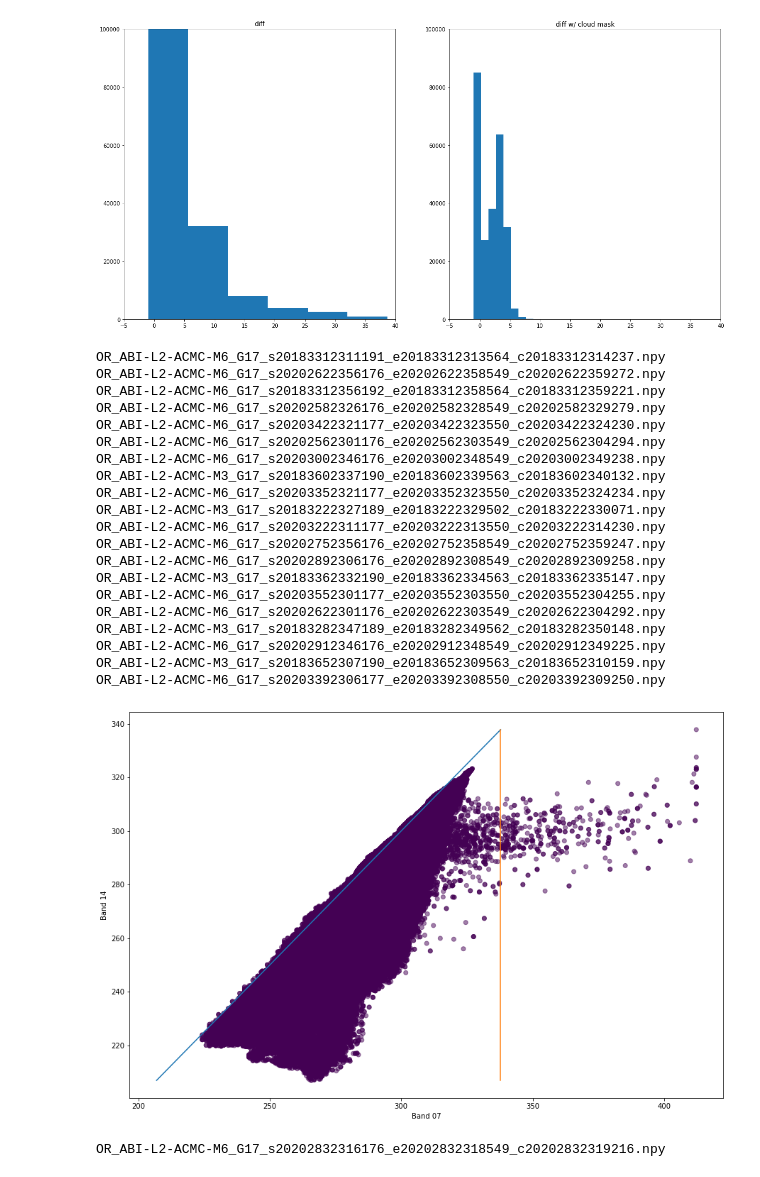
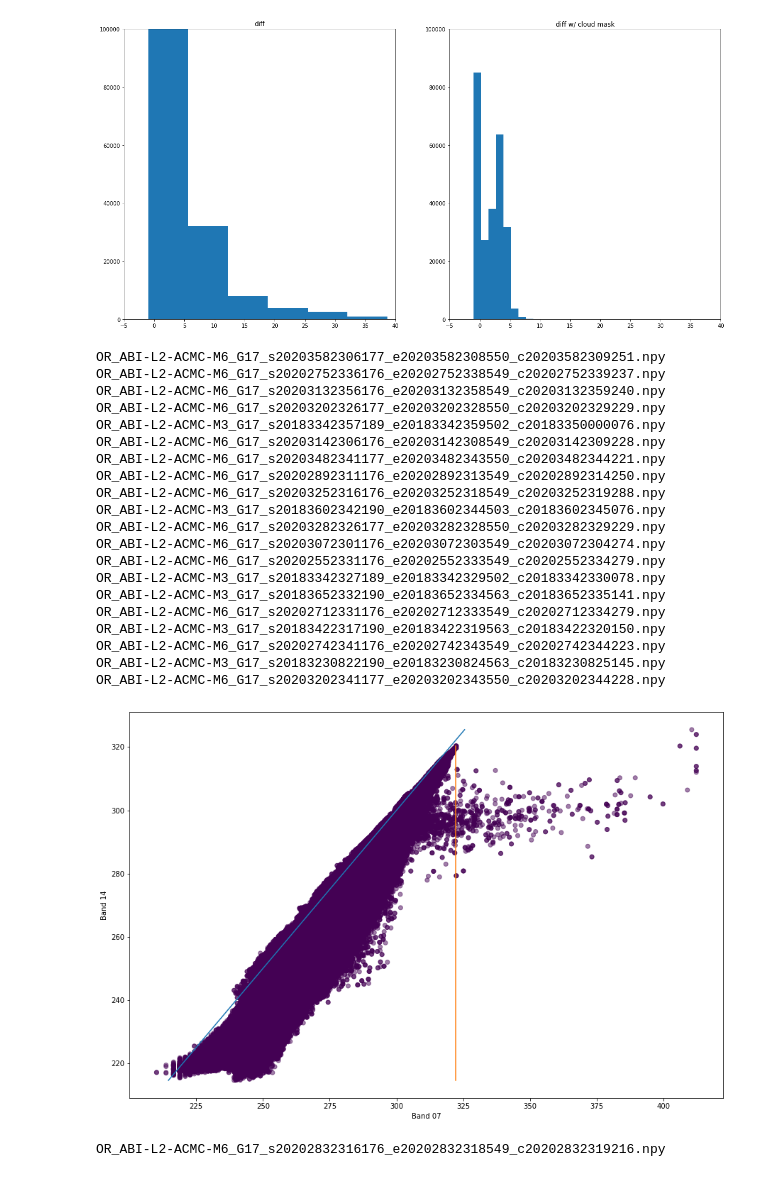
Before and after one commit to ccny-glasslab/Fires, a Jupyter notebook: Identifying Fires/fire_threshold_graphs.ipynb, the cells around one changed output. Drawn from its saved outputs; the diff is of its cells as text; code cells hidden in the pictures.

```diff
--- a/Identifying Fires/fire_threshold_graphs.ipynb
+++ b/Identifying Fires/fire_threshold_graphs.ipynb
@@ -23,6 +23,17 @@ def find_npy_file(path, file, band):
     for x in os.listdir(path):
         if x[19:21] == band and file[23:37]==x[27:41]:
             return x
+
+def firemin(img07, img14):
+    max07 = 0
+    max14 = 0
+    img07ravel = img07.ravel()
+    img14ravel = img14.ravel()
+    for x in range(img07ravel.size):
+        if img14ravel[x] > max14 and abs(img14ravel[x] - img07ravel[x]) < 5:
+            max07 = img07ravel[x]
+            max14 = img14ravel[x]
+    return max07, max14
 # %%
 path = '../../GOES_Files/npy_files/'
 pathCM = '../../GOES_Files/clear_sky_mask/'
@@ -116,54 +128,58 @@ plt.show()
 # %%
 colors = np.zeros((500, 500))
 plt.figure(figsize=(15, 10))
 
 for n in range(20):
     CM = random.choice(os.listdir(pathCM))
     print(CM)
     file07 = None
     file14 = None
     while file07 == None or file14 == None:
         file07 = find_npy_file(path, CM, '07')
         file14 = find_npy_file(path, CM, '14')
 
     img07 = np.load(path + file07)
     img14 = np.load(path + file14)
 
     if n == 0:
-        total = img14
+        total07 = img07
+        total14 = img14
     else:
-        total = np.concatenate((total, img14))
+        total07 = np.concatenate((total07, img07))
+        total14 = np.concatenate((total14, img14))
 
     plt.scatter(img07, img14, c=colors, alpha=0.5)
     colors += 50
 
-plt.plot([total.min(), total.max()], [total.min(), total.max()], label='x=y')
-plt.plot([total.max(), total.max()], [total.min(), total.max()], label='14 max')
+plt.plot([total14.min(), total14.max()], [total14.min(), total14.max()], label='x=y')
+maxs = firemin(total07, total14)
+plt.plot([maxs[0], maxs[0]], [total14.min(), maxs[1]], label='fires')
+# plt.plot([total.max(), total.max()], [total.min(), total.max()], label='14 max')
 plt.xlabel('Band 07')
 plt.ylabel('Band 14')
 plt.show()
 # %% [output]
-OR_ABI-L2-ACMC-M6_G17_s20183312311191_e20183312313564_c20183312314237.npy
-OR_ABI-L2-ACMC-M6_G17_s20202622356176_e20202622358549_c20202622359272.npy
-OR_ABI-L2-ACMC-M6_G17_s20183312356192_e20183312358564_c20183312359221.npy
-OR_ABI-L2-ACMC-M6_G17_s20202582326176_e20202582328549_c20202582329279.npy
-OR_ABI-L2-ACMC-M6_G17_s20203422321177_e20203422323550_c20203422324230.npy
-OR_ABI-L2-ACMC-M6_G17_s20202562301176_e20202562303549_c20202562304294.npy
-OR_ABI-L2-ACMC-M6_G17_s20203002346176_e20203002348549_c20203002349238.npy
-OR_ABI-L2-ACMC-M3_G17_s20183602337190_e20183602339563_c20183602340132.npy
-OR_ABI-L2-ACMC-M6_G17_s20203352321177_e20203352323550_c20203352324234.npy
-OR_ABI-L2-ACMC-M3_G17_s20183222327189_e20183222329502_c20183222330071.npy
-OR_ABI-L2-ACMC-M6_G17_s20203222311177_e20203222313550_c20203222314230.npy
-OR_ABI-L2-ACMC-M6_G17_s20202752356176_e20202752358549_c20202752359247.npy
-OR_ABI-L2-ACMC-M6_G17_s20202892306176_e20202892308549_c20202892309258.npy
-OR_ABI-L2-ACMC-M3_G17_s20183362332190_e20183362334563_c20183362335147.npy
-OR_ABI-L2-ACMC-M6_G17_s20203552301177_e20203552303550_c20203552304255.npy
-OR_ABI-L2-ACMC-M6_G17_s20202622301176_e20202622303549_c20202622304292.npy
-OR_ABI-L2-ACMC-M3_G17_s20183282347189_e20183282349562_c20183282350148.npy
-OR_ABI-L2-ACMC-M6_G17_s20202912346176_e20202912348549_c20202912349225.npy
-OR_ABI-L2-ACMC-M3_G17_s20183652307190_e20183652309563_c20183652310159.npy
-OR_ABI-L2-ACMC-M6_G17_s20203392306177_e20203392308550_c20203392309250.npy
+OR_ABI-L2-ACMC-M6_G17_s20203582306177_e20203582308550_c20203582309251.npy
+OR_ABI-L2-ACMC-M6_G17_s20202752336176_e20202752338549_c20202752339237.npy
+OR_ABI-L2-ACMC-M6_G17_s20203132356176_e20203132358549_c20203132359240.npy
+OR_ABI-L2-ACMC-M6_G17_s20203202326177_e20203202328550_c20203202329229.npy
+OR_ABI-L2-ACMC-M3_G17_s20183342357189_e20183342359502_c20183350000076.npy
+OR_ABI-L2-ACMC-M6_G17_s20203142306176_e20203142308549_c20203142309228.npy
+OR_ABI-L2-ACMC-M6_G17_s20203482341177_e20203482343550_c20203482344221.npy
+OR_ABI-L2-ACMC-M6_G17_s20202892311176_e20202892313549_c20202892314250.npy
+OR_ABI-L2-ACMC-M6_G17_s20203252316176_e20203252318549_c20203252319288.npy
+OR_ABI-L2-ACMC-M3_G17_s20183602342190_e20183602344503_c20183602345076.npy
+OR_ABI-L2-ACMC-M6_G17_s20203282326177_e20203282328550_c20203282329229.npy
+OR_ABI-L2-ACMC-M6_G17_s20203072301176_e20203072303549_c20203072304274.npy
+OR_ABI-L2-ACMC-M6_G17_s20202552331176_e20202552333549_c20202552334279.npy
+OR_ABI-L2-ACMC-M3_G17_s20183342327189_e20183342329502_c20183342330078.npy
+OR_ABI-L2-ACMC-M3_G17_s20183652332190_e20183652334563_c20183652335141.npy
+OR_ABI-L2-ACMC-M6_G17_s20202712331176_e20202712333549_c20202712334279.npy
+OR_ABI-L2-ACMC-M3_G17_s20183422317190_e20183422319563_c20183422320150.npy
+OR_ABI-L2-ACMC-M6_G17_s20202742341176_e20202742343549_c20202742344223.npy
+OR_ABI-L2-ACMC-M3_G17_s20183230822190_e20183230824563_c20183230825145.npy
+OR_ABI-L2-ACMC-M6_G17_s20203202341177_e20203202343550_c20203202344228.npy
-[figure, old version]
+[figure, new version]
 # %%
 path = '../../GOES_Files/npy_files/'
 pathCM = '../../GOES_Files/clear_sky_mask/'
```
Also changed, not shown: parts of 1 cell of this notebook, 6 other files.
